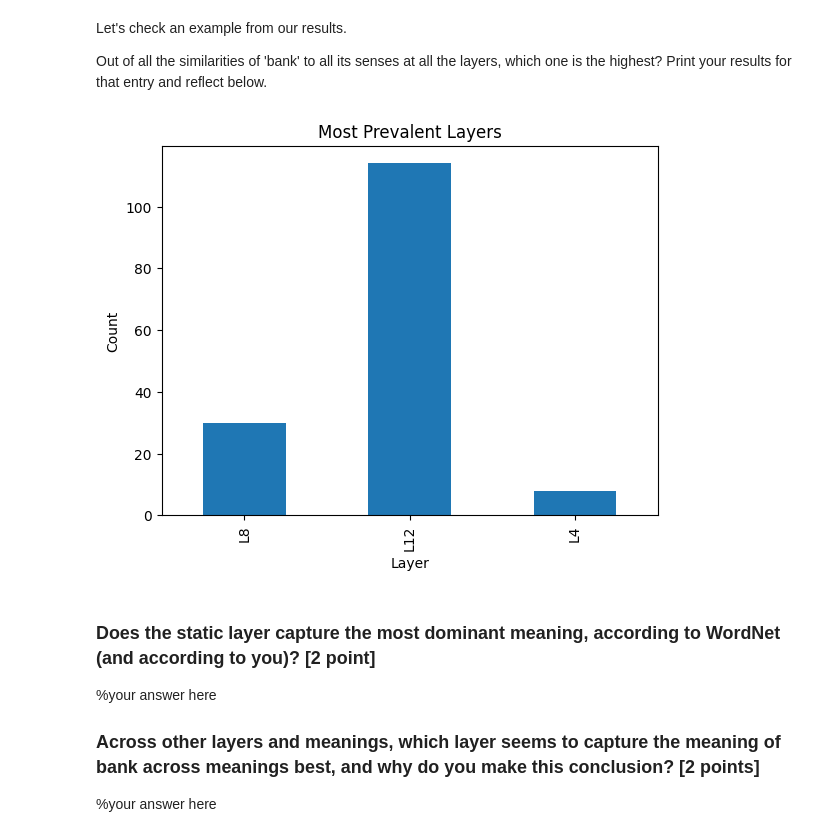
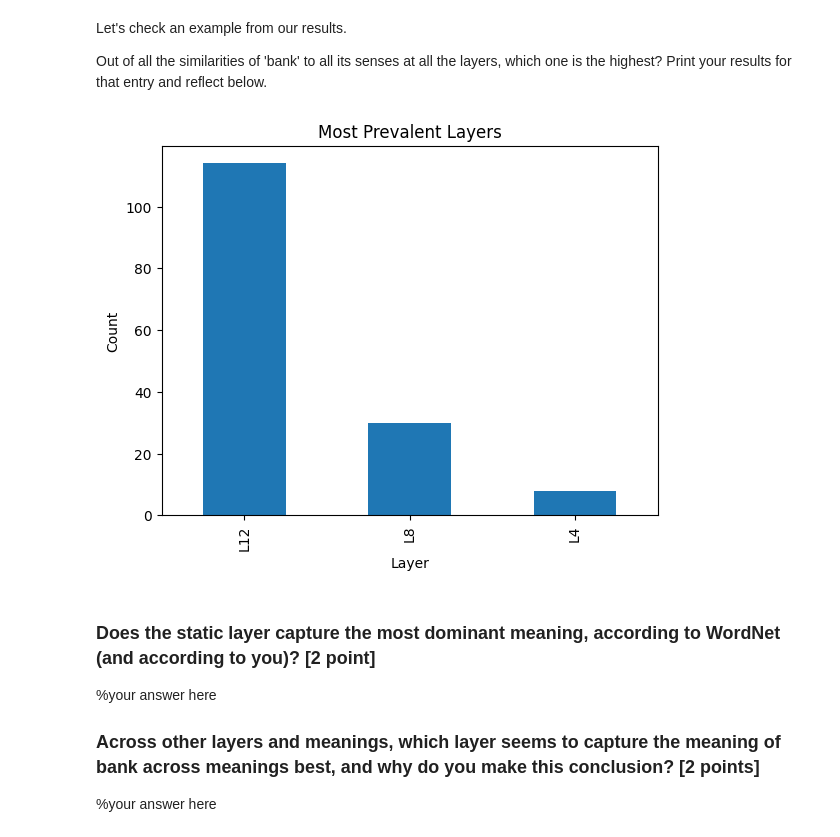
Before and after one commit to ansar-a17/computational_linguistics_assignment, a Jupyter notebook: compling26_assignment.ipynb, the cells around one changed output. Saved outputs shown, nothing was run; the diff lists cells and outputs as text; code cells hidden in the pictures.

Commit message:
added plots

```diff
--- a/compling26_assignment.ipynb
+++ b/compling26_assignment.ipynb
@@ -709,13 +709,13 @@ Let's check an example from our results.
 Out of all the similarities of 'bank' to all its senses at all the layers, which one is the highest? Print your results for that entry and reflect below.
 # %%
 
-all_layers_pandas = pd.DataFrame(cnt_all_layers.items(), columns=['Layer', 'Count'])
+all_layers_pandas = pd.DataFrame(cnt_all_layers.items(), columns=['Layer', 'Count']).sort_values(by='Count', ascending=False)
 
 all_layers_pandas.plot.bar(x='Layer', y='Count', title='Most Prevalent Layers', legend=False)
 plt.ylabel('Count')
 plt.show()
 # %% [output]
-[figure, old version]
+[figure, new version]
 # %% [markdown]
 ### Does the static layer capture the most dominant meaning, according to WordNet (and according to you)? [2 point]
 
```
